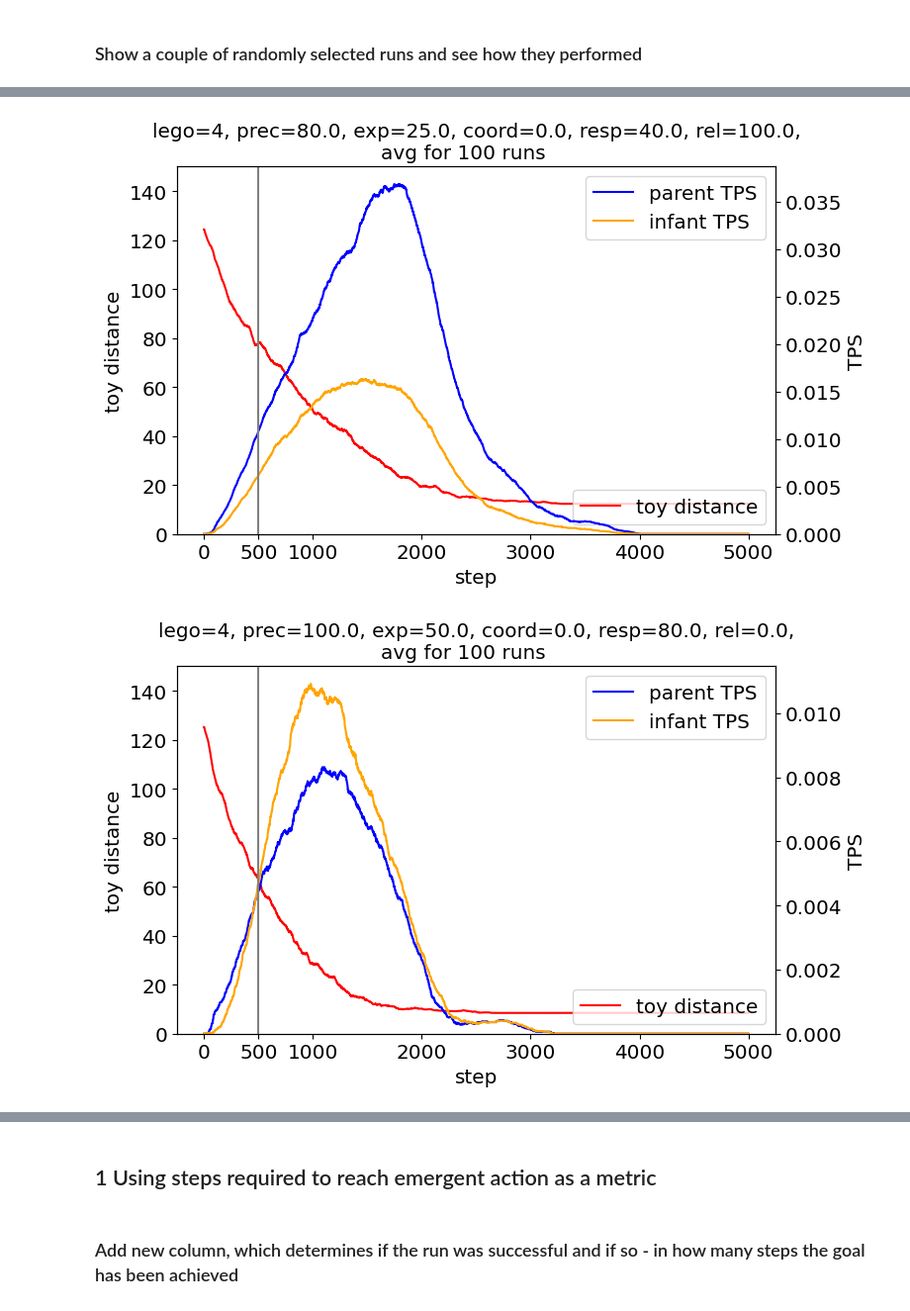
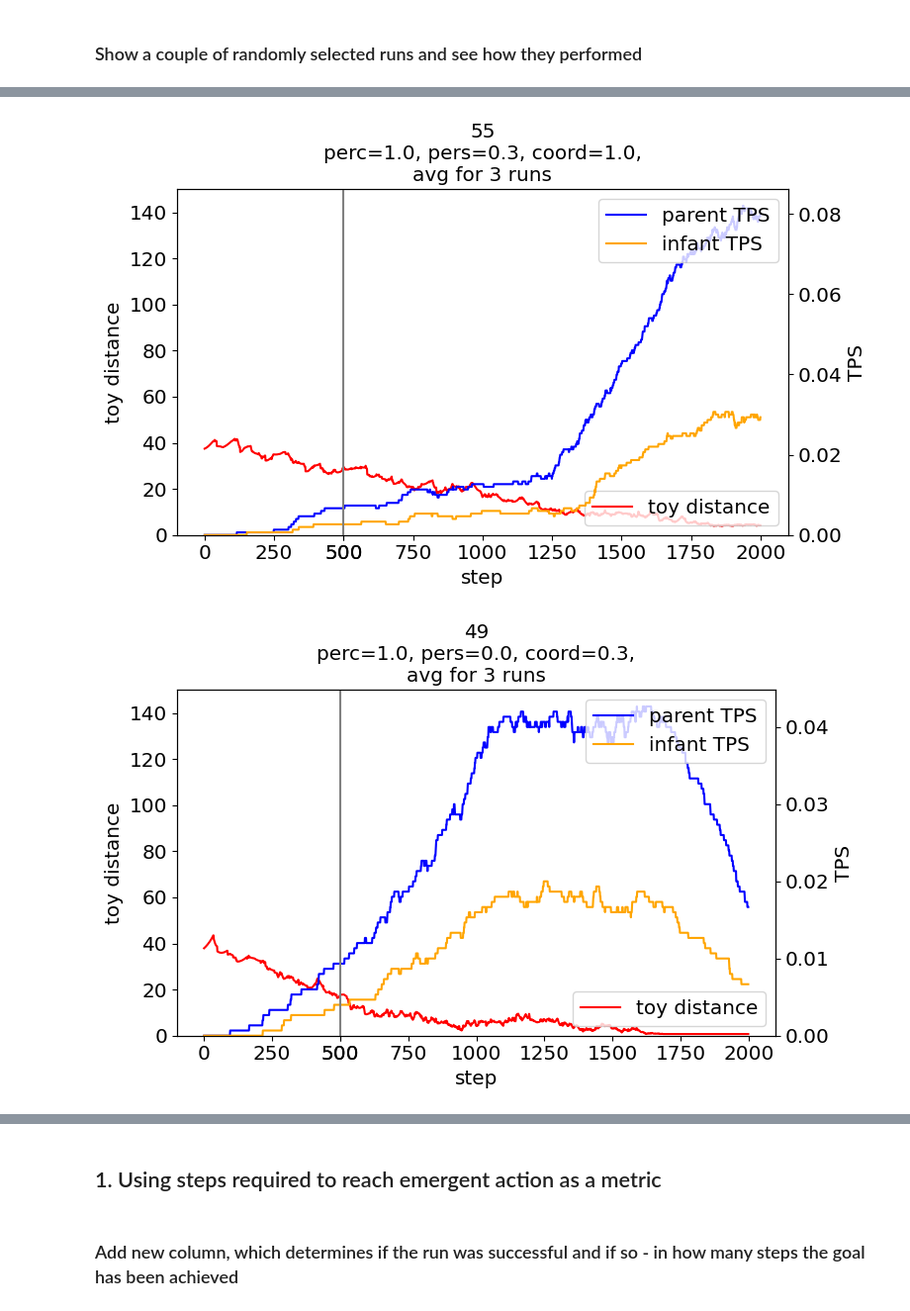
Before and after one commit to roznawsk/infant-abm, a Jupyter notebook: open_results.ipynb, the cells around one changed output, grey strips where cells are left out. Shown at 99% size. Cells and saved outputs as stored; diff of their text form; code cells hidden in the pictures.

Commit message:
Fix simulation and results

```diff
--- a/open_results.ipynb
+++ b/open_results.ipynb
@@ -25,11 +25,7 @@ pylab.rcParams.update(params)
 # df_notnan = pd.read_hdf('results/run_grid_5_notnan.hdf')
 # df = pd.concat([df_nan, df_notnan])
 
-df = pd.read_hdf("results/run_grid_6.hdf")
-
-# df = pd.read_hdf('results/run_new_parallel.hdf')
-# df = pd.read_hdf('results/run_prec_exp.hdf')
-
-
+df = pd.read_hdf("results/test_run_temp.hdf")
+# df = pd.read_hdf("results/test_empty.hdf")
 df
 # %% [output]
@@ -57,11 +60,11 @@ def moving_average(a, n=3):
 
 
 def visualize_run(run, average_steps=500, extra_title=""):
-    x = list(range(run["max_iter"]))
+    x = list(range(run["iterations"]))
 
     step_stats = run["goal_distance"]
-    parent_stats = run["parent_satisfaction"]
-    infant_stats = run["infant_satisfaction"]
+    parent_stats = run["parent_tps"]
+    infant_stats = run["infant_tps"]
 
     parent_stats = moving_average(parent_stats, average_steps)
     infant_stats = moving_average(infant_stats, average_steps)
@@ -73,11 +76,9 @@ def visualize_run(run, average_steps=500, extra_title=""):
     ax1.set_ylabel("toy distance")
     ax1.set_xlabel("step")
 
-    title = f'\
-lego={run["lego_count"]}, prec={run["precision"]:.1f}, exp={run["exploration"]:.1f}, \
-coord={run["coordination"]:.1f}, resp={run["responsiveness"]:.1f}, rel={run["relevance"]:.1f},\n\
-avg for {run["repeats"]} runs\
-    '
+    title = f'perc={run["perception"]:.1f}, pers={run["persistance"]:.1f}, \
+coord={run["coordination"]:.1f},\n\
+avg for {run["repeats"]} runs'
 
     if extra_title != "":
         title = extra_title + "\n" + title
@@ -109,5 +110,5 @@ average_steps = 500
 
 random_runs = np.random.choice(range(len(df)), size=4, replace=False)
 for r in random_runs:
-    visualize_run(df.loc[r, :], average_steps=average_steps)
+    visualize_run(df.iloc[r, :], extra_title=str(r), average_steps=average_steps)
 # %% [output]
@@ -115,2 +116,2 @@ for r in random_runs:
-[figure, old version]
+[figure, new version]
-[figure, old version]
+[figure, new version]
@@ -118,5 +119,5 @@ for r in random_runs:
 # %% [markdown]
-## 1 Using steps required to reach emergent action as a metric
+## 1. Using steps required to reach emergent action as a metric
 # %% [markdown]
 ### Add new column, which determines if the run was successful and if so - in how many steps the goal has been achieved
 # %%
```
Also changed, not shown: parts of 4 cells of this notebook, 15 other files.
